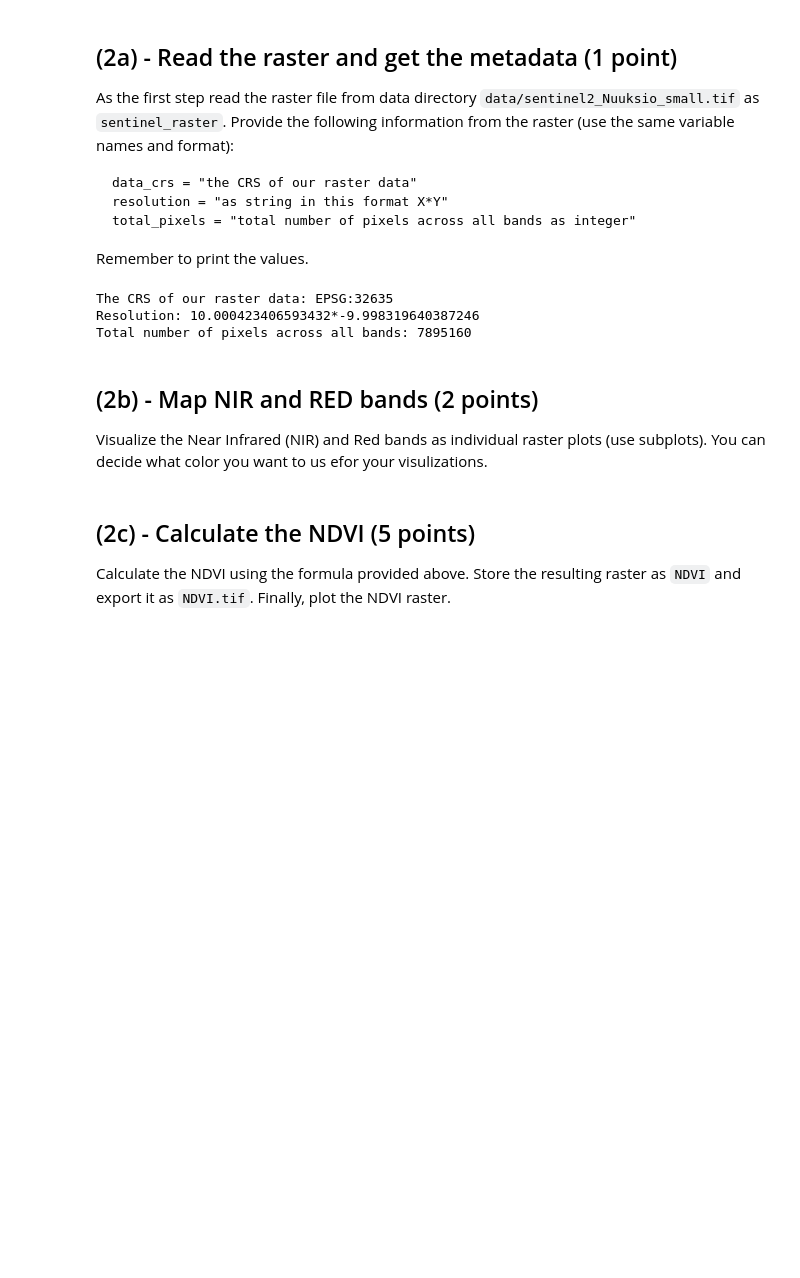
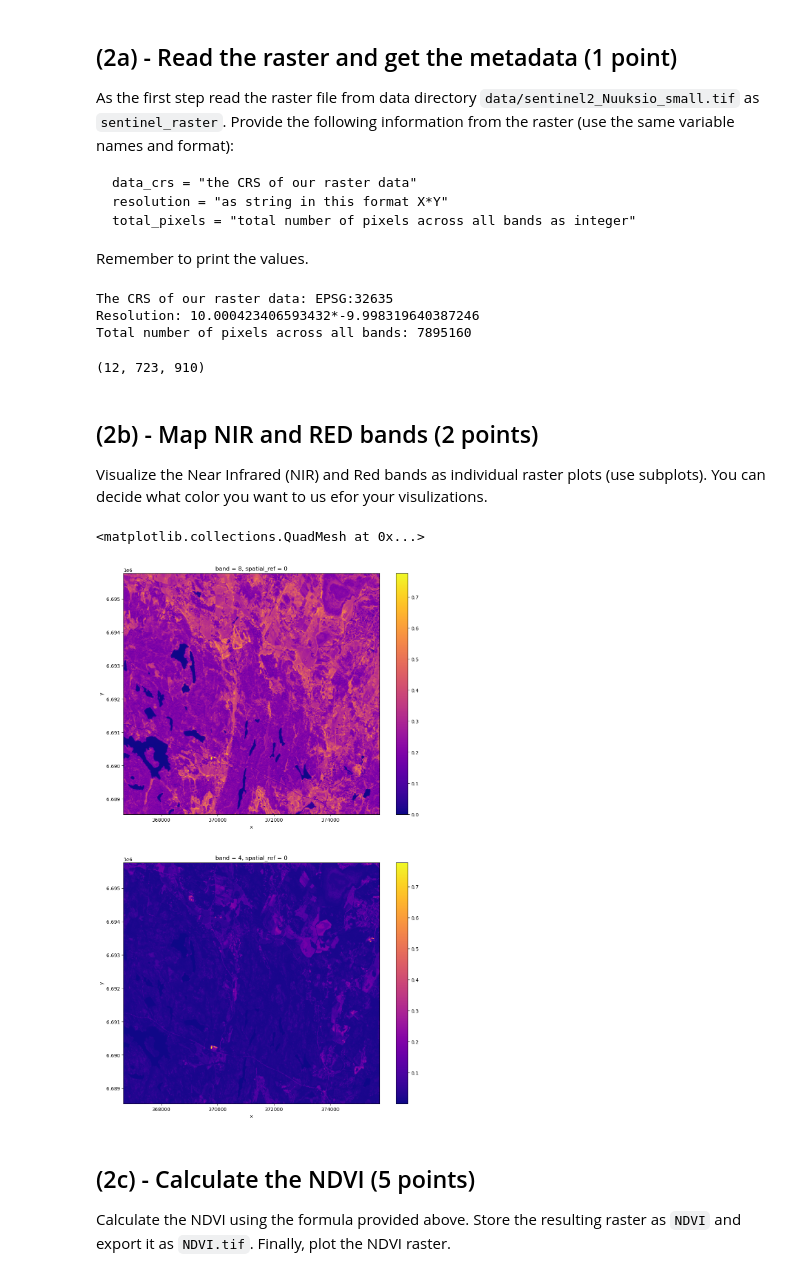
Before and after one commit to lasain/oma-excercise-6, a Jupyter notebook: Exercise-6-problem-2.ipynb, the cells around one changed output. Drawn from its saved outputs; the diff is of its cells as text; code cells hidden in the pictures; blank space fills up the shorter version.

```diff
--- a/Exercise-6-problem-2.ipynb
+++ b/Exercise-6-problem-2.ipynb
@@ -63,14 +63,30 @@ total_pixels = sentinel_raster.size
 print(f"The CRS of our raster data: {data_crs}")
 print(f"Resolution: {resolution}")
 print(f"Total number of pixels across all bands: {total_pixels}")
+sentinel_raster.shape
 # %% [output]
 The CRS of our raster data: EPSG:32635
 Resolution: 10.000423406593432*-9.998319640387246
 Total number of pixels across all bands: 7895160
+(12, 723, 910)
 # %% [markdown]
 ## (2b) - Map NIR and RED bands (2 points)
 
 Visualize the Near Infrared (NIR) and Red bands as individual raster plots (use subplots). You can decide what color you want to us efor your visulizations.
+# %%
+import matplotlib
+import matplotlib.pyplot as plt
+
+nir_band = sentinel_raster.sel(band=8)
+red_band = sentinel_raster.sel(band=4)
+
+fig, axes= plt.subplots(2, figsize=(12, 20))
+
+nir_band.plot(ax=axes[0], cmap='plasma')
+red_band.plot(ax=axes[1], cmap='plasma')
+# %% [output]
+<matplotlib.collections.QuadMesh at 0x...>
+[figure, added]
 # %% [markdown]
 ## (2c) - Calculate the NDVI (5 points)
 
```
Also changed, not shown: parts of 5 cells of this notebook, 2 other files.
